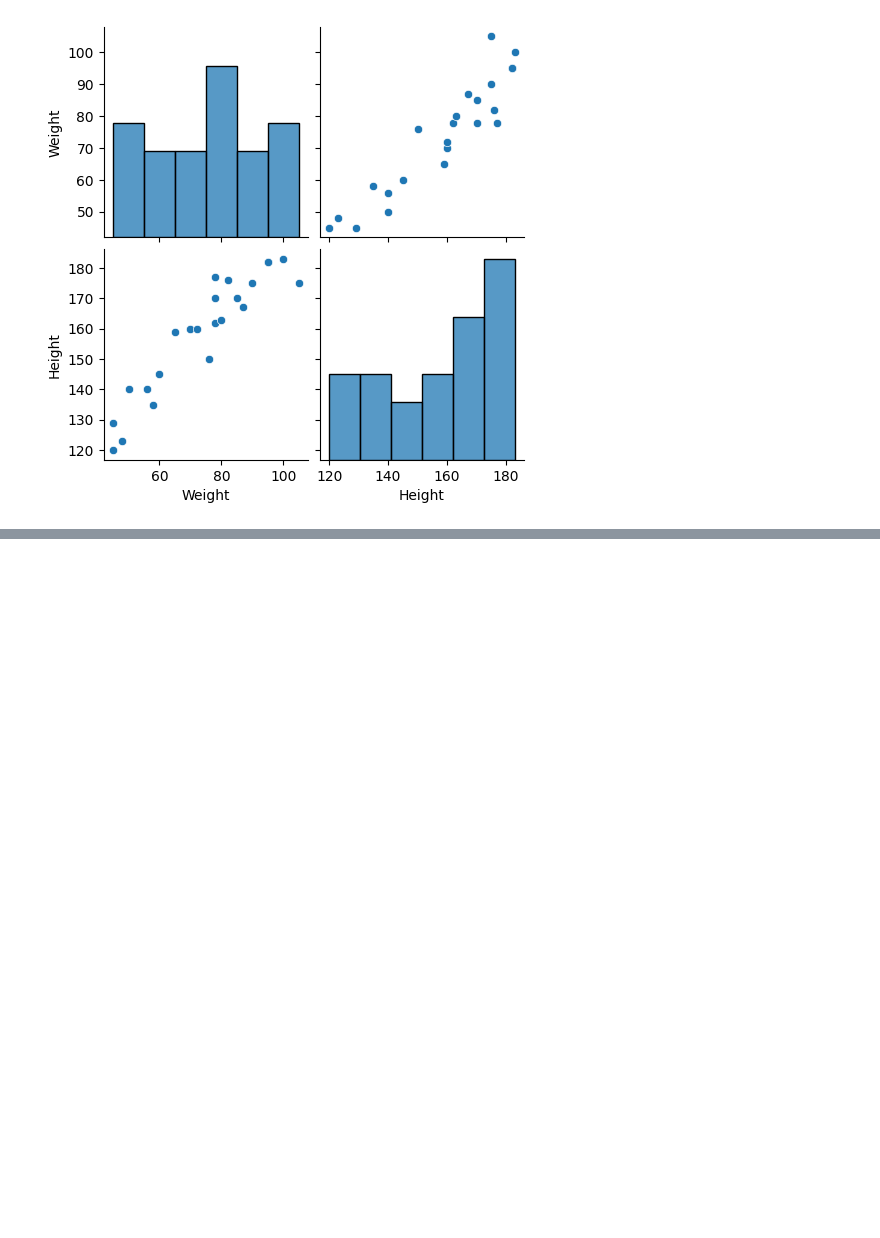
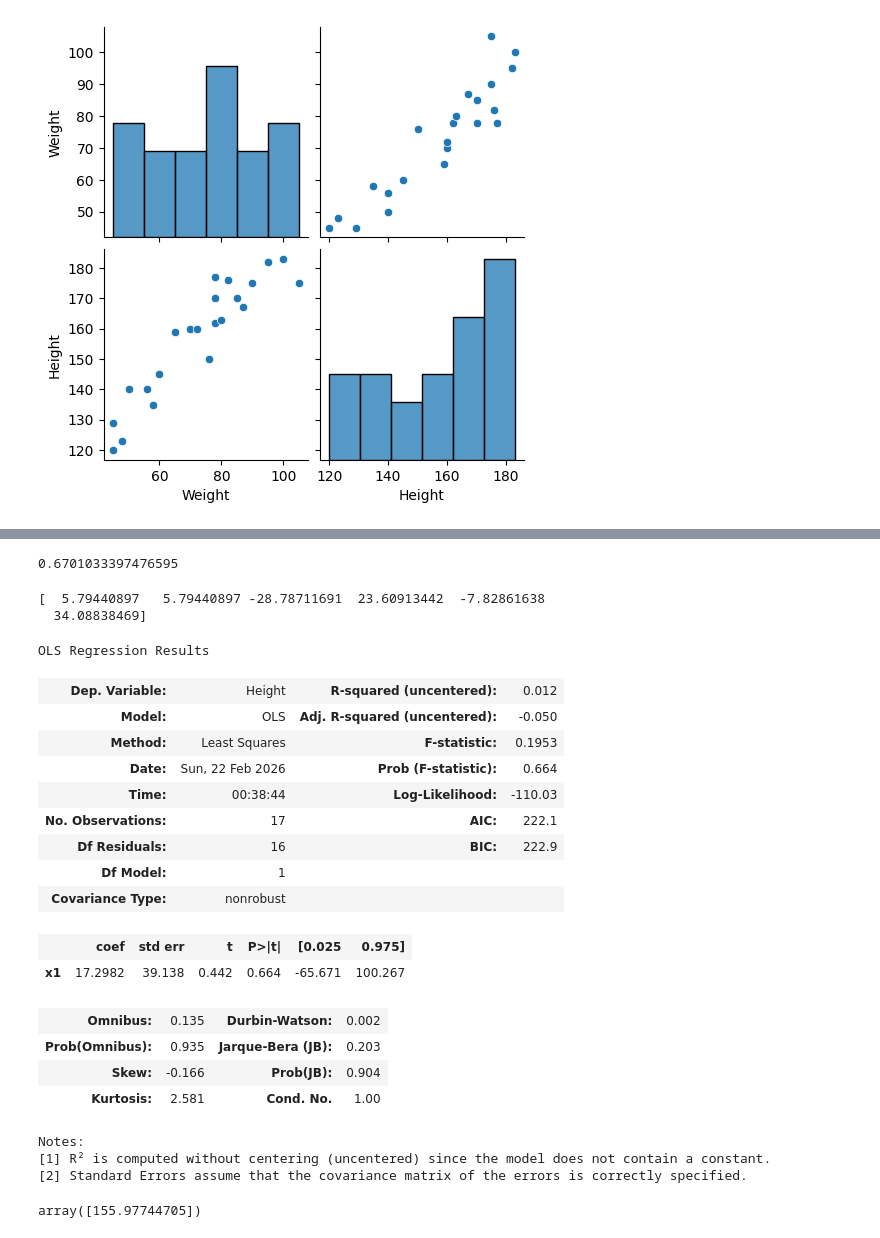
Before and after one commit to Aadarshrai1801/Linear-Regression, a Jupyter notebook: SimpleLinearRegression.ipynb, the cells around one changed output, grey strips where cells are left out. Cells and saved outputs as stored; diff of their text form; code cells hidden in the pictures; blank space fills up the shorter version.

```diff
--- a/SimpleLinearRegression.ipynb
+++ b/SimpleLinearRegression.ipynb
@@ -60,0 +134,41 @@ X
+# %%
+adjusted_r2_score = 1 - (1 - score) * (len(y_test) - 1) / (len(y_test) - X_test.shape[1] - 1)
+adjusted_r2_score
+# %% [output]
+0.6701033397476595
+# %%
+# OLS Linear Regression
+model = sm.OLS(y_train, X_train).fit()
+# %%
+prediction = model.predict(X_test)
+print(prediction)
+# %% [output]
+[  5.79440897   5.79440897 -28.78711691  23.60913442  -7.82861638
+  34.08838469]
+# %%
+model.summary()
+# %% [output]
+OLS Regression Results
+| Dep. Variable: | Height | R-squared (uncentered): | 0.012 |
+| Model: | OLS | Adj. R-squared (uncentered): | -0.050 |
+| Method: | Least Squares | F-statistic: | 0.1953 |
+| Date: | Sun, 22 Feb 2026 | Prob (F-statistic): | 0.664 |
+| Time: | 00:38:44 | Log-Likelihood: | -110.03 |
+| No. Observations: | 17 | AIC: | 222.1 |
+| Df Residuals: | 16 | BIC: | 222.9 |
+| Df Model: | 1 |  |  |
+| Covariance Type: | nonrobust |  |  |
+|  | coef | std err | t | P>|t| | [0.025 | 0.975] |
+| x1 | 17.2982 | 39.138 | 0.442 | 0.664 | -65.671 | 100.267 |
+| Omnibus: | 0.135 | Durbin-Watson: | 0.002 |
+| Prob(Omnibus): | 0.935 | Jarque-Bera (JB): | 0.203 |
+| Skew: | -0.166 | Prob(JB): | 0.904 |
+| Kurtosis: | 2.581 | Cond. No. | 1.00 |
+Notes:
+[1] R² is computed without centering (uncentered) since the model does not contain a constant.
+[2] Standard Errors assume that the covariance matrix of the errors is correctly specified.
+# %%
+# Prediction for new data
+regression.predict(scaler.transform([[72]]))
+# %% [output]
+array([155.97744705])
```
Also changed, not shown: parts of 21 cells of this notebook.
